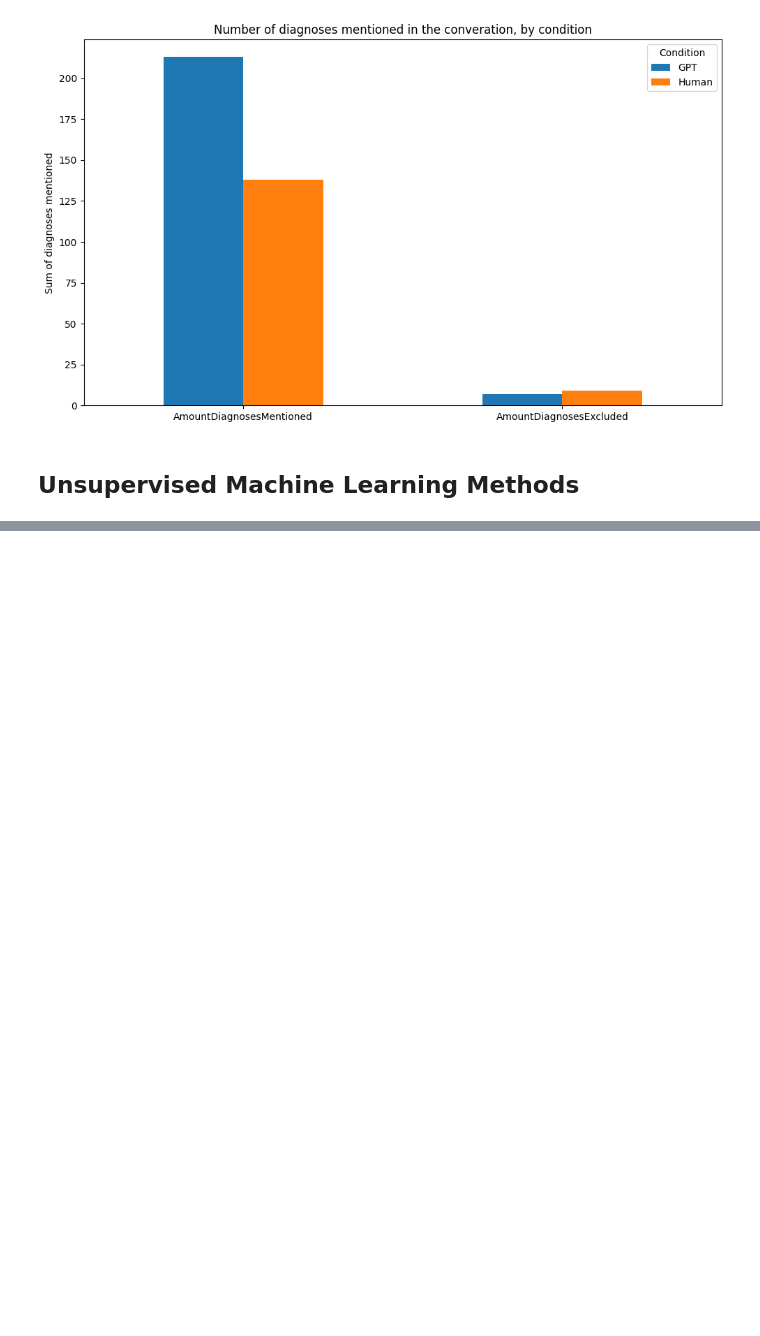
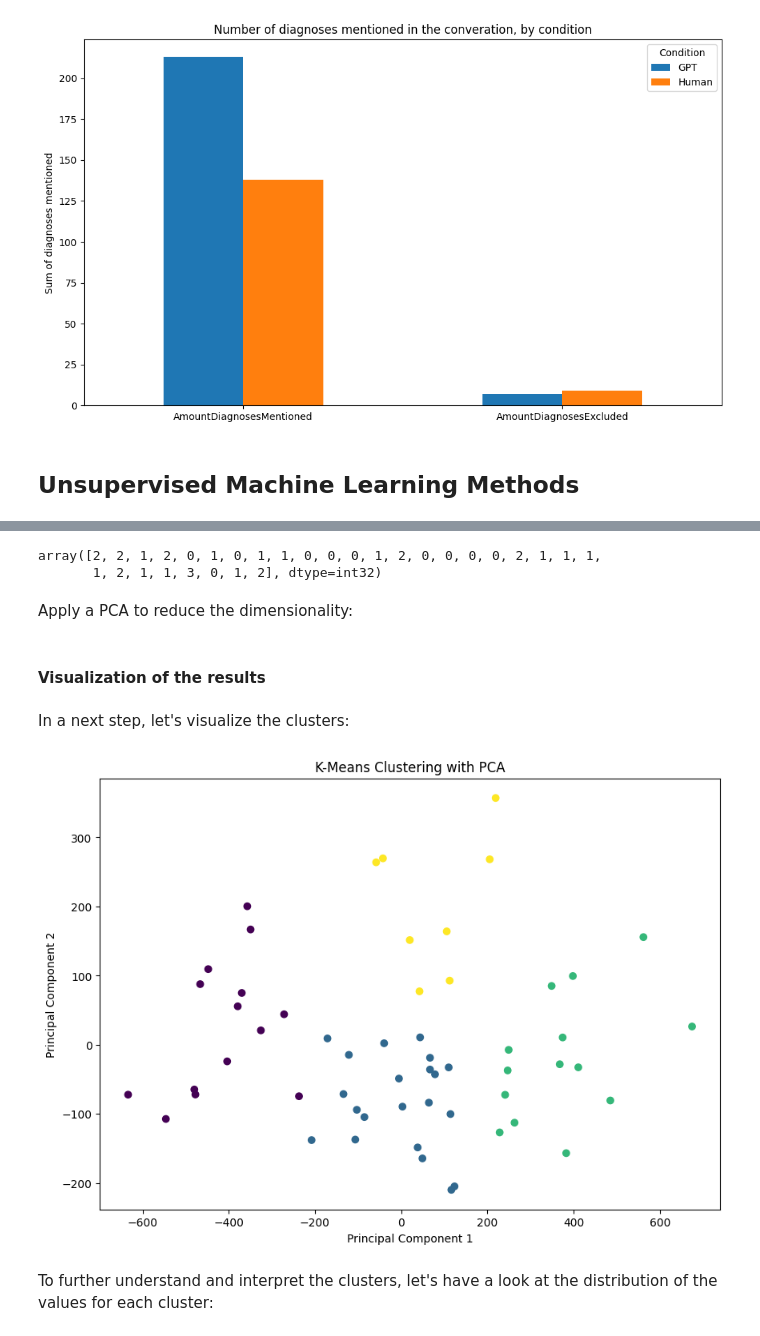
Before and after one commit to SaloWi/cas_mod4, a Jupyter notebook: mod3/CAS_Module_3.ipynb, the cells around one changed output, grey strips where cells are left out. Cells and saved outputs as stored; diff of their text form; code cells hidden in the pictures; blank space fills up the shorter version.

```diff
--- a/mod3/CAS_Module_3.ipynb
+++ b/mod3/CAS_Module_3.ipynb
@@ -143,0 +222,3 @@ plt.show()
+# %%
+kmeans = KMeans(n_clusters = 4, init = 'k-means++', random_state = 42)
+y_kmeans = kmeans.fit_predict(clustering_df)
@@ -143,0 +231,32 @@ plt.show()
+# %%
+#print(clustering_df.head())
+y_kmeans
+# %% [output]
+array([2, 2, 1, 2, 0, 1, 0, 1, 1, 0, 0, 0, 1, 2, 0, 0, 0, 0, 2, 1, 1, 1,
+       1, 2, 1, 1, 3, 0, 1, 2], dtype=int32)
+# %% [markdown]
+Apply a PCA to reduce the dimensionality:
+# %%
+from sklearn.decomposition import PCA
+
+pca = PCA(n_components=2)
+principalComponents = pca.fit_transform(clustering_df)
+principalDf = pd.DataFrame(data = principalComponents
+             , columns = ['principal component 1', 'principal component 2'])
+# %% [markdown]
+#### Visualization of the results
+# %% [markdown]
+In a next step, let's visualize the clusters:
+# %%
+labels = kmeans.labels_
+
+plt.figure(figsize=(10, 7))
+plt.scatter(principalDf['principal component 1'], principalDf['principal component 2'], c=labels, cmap='viridis')
+plt.xlabel('Principal Component 1')
+plt.ylabel('Principal Component 2')
+plt.title('K-Means Clustering with PCA')
+plt.show()
+# %% [output]
+[figure, added]
+# %% [markdown]
+To further understand and interpret the clusters, let's have a look at the distribution of the values for each cluster:
```
Also changed, not shown: parts of 46 cells of this notebook.
